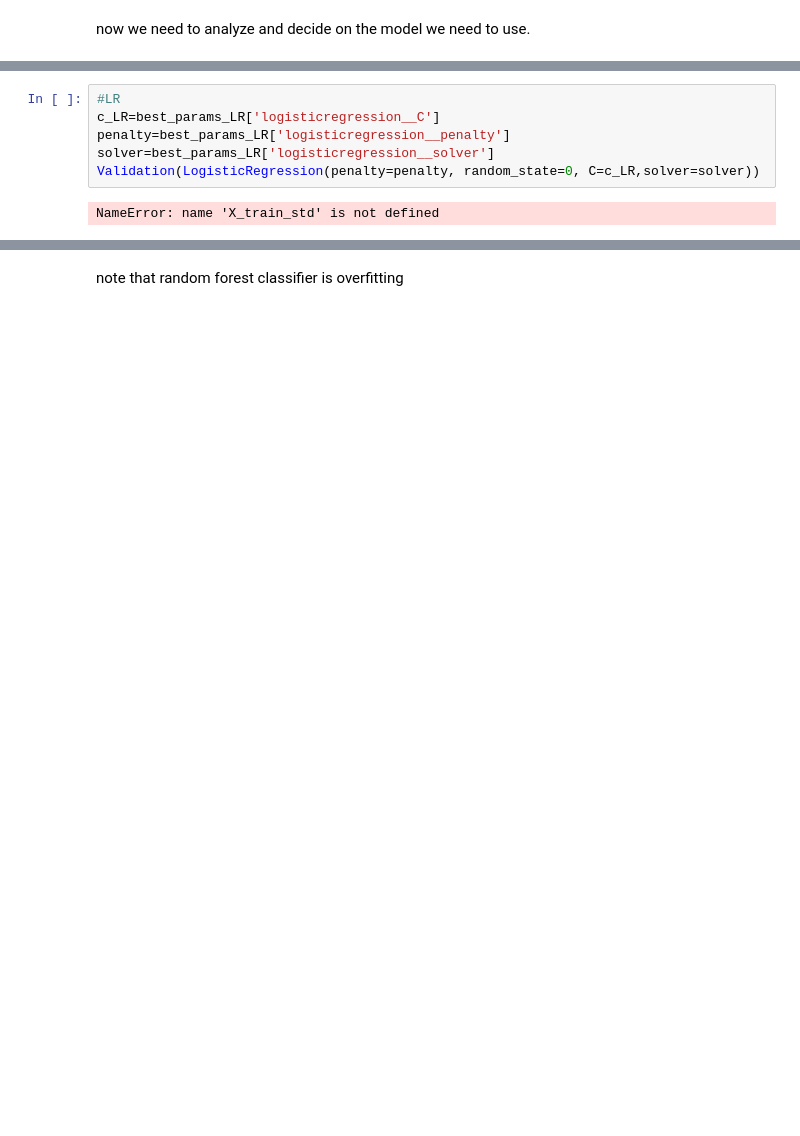
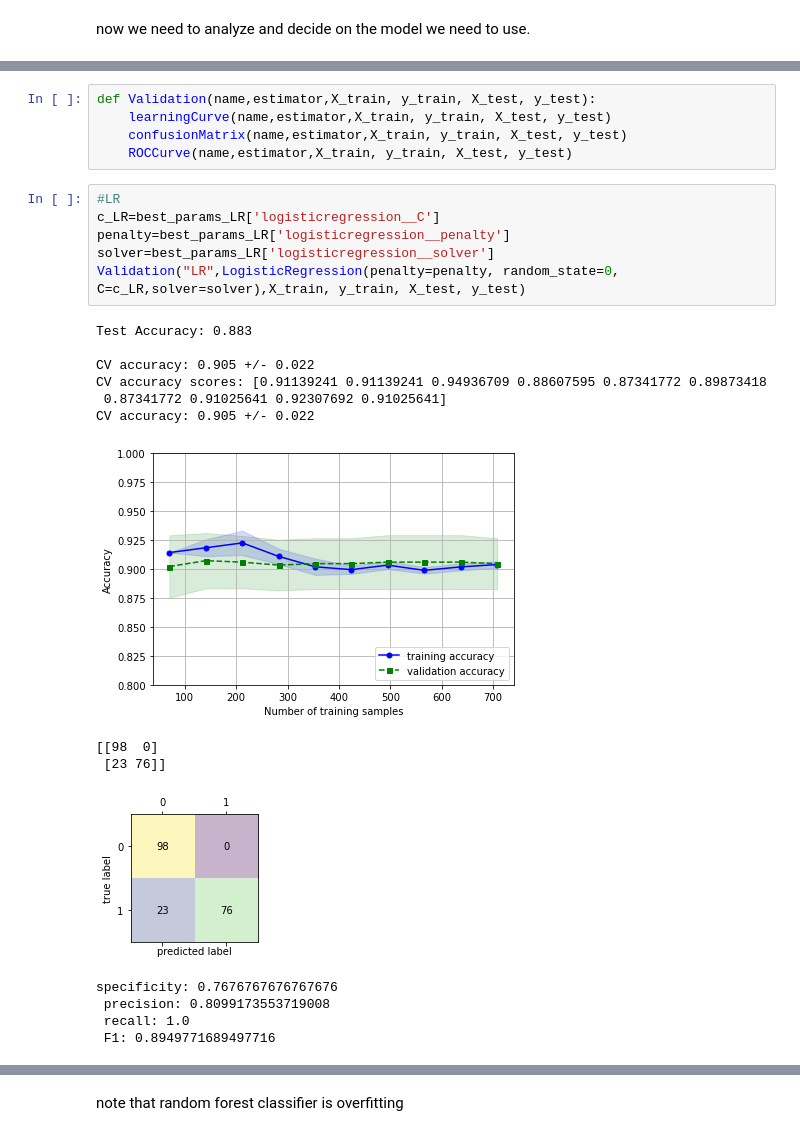
Before and after one commit to Jhavaa/Final_Project_ML, a Jupyter notebook: FinalProject.ipynb, the cells around one changed output, grey strips where cells are left out. Cells and saved outputs as stored; diff of their text form; blank space fills up the shorter version.

```diff
--- a/FinalProject.ipynb
+++ b/FinalProject.ipynb
@@ -622,8 +666,26 @@ def Validation(estimator):
+# %%
+def Validation(name,estimator,X_train, y_train, X_test, y_test):
+    learningCurve(name,estimator,X_train, y_train, X_test, y_test)
+    confusionMatrix(name,estimator,X_train, y_train, X_test, y_test)
+    ROCCurve(name,estimator,X_train, y_train, X_test, y_test)
 # %%
 #LR
 c_LR=best_params_LR['logisticregression__C']
 penalty=best_params_LR['logisticregression__penalty']
 solver=best_params_LR['logisticregression__solver']
-Validation(LogisticRegression(penalty=penalty, random_state=0, C=c_LR,solver=solver))
+Validation("LR",LogisticRegression(penalty=penalty, random_state=0, C=c_LR,solver=solver),X_train, y_train, X_test, y_test)
 # %% [output]
-NameError: name 'X_train_std' is not defined
+Test Accuracy: 0.883
+
+CV accuracy: 0.905 +/- 0.022
+CV accuracy scores: [0.91139241 0.91139241 0.94936709 0.88607595 0.87341772 0.89873418
+ 0.87341772 0.91025641 0.92307692 0.91025641]
+CV accuracy: 0.905 +/- 0.022
+[figure, added]
+[[98  0]
+ [23 76]]
+[figure, added]
+specificity: 0.7676767676767676
+ precision: 0.8099173553719008
+ recall: 1.0
+ F1: 0.8949771689497716
```
Also changed, not shown: parts of 23 cells of this notebook.
